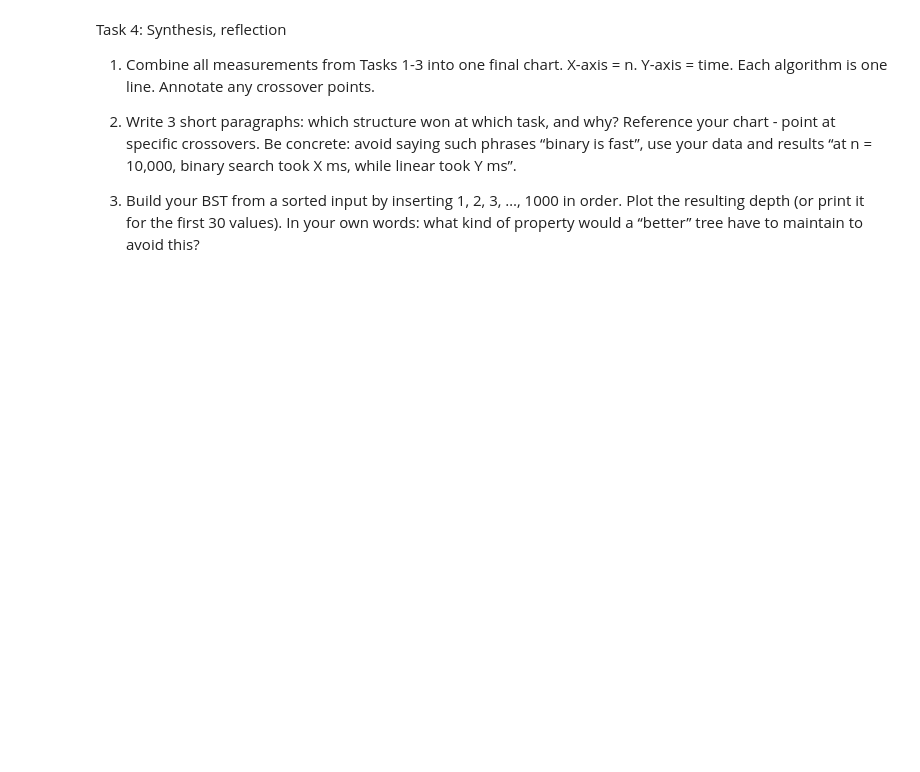
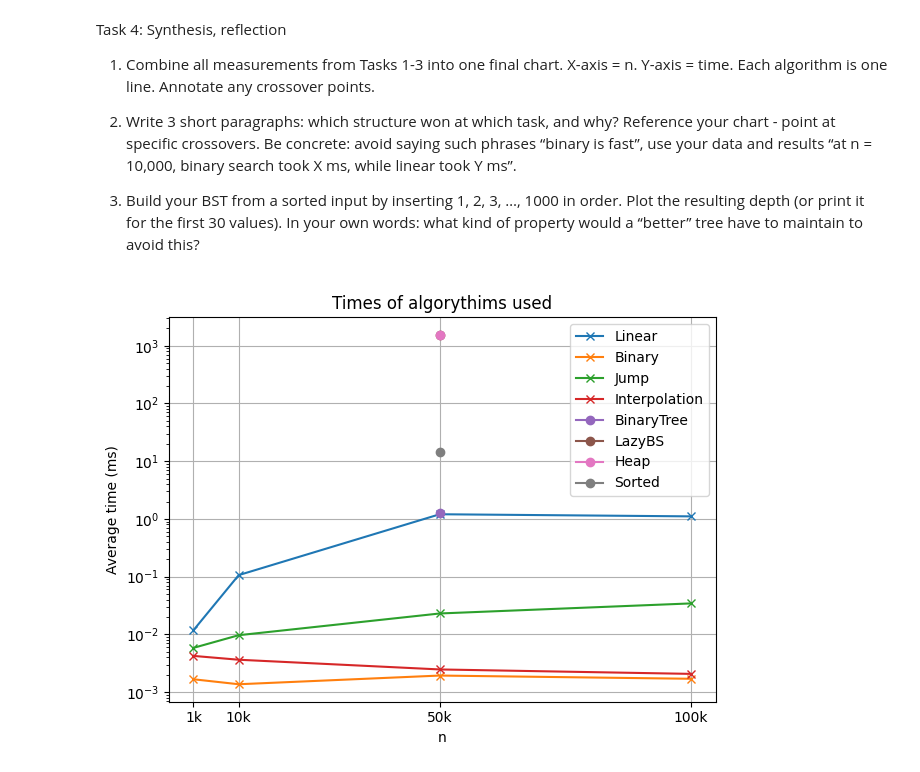
Before and after one commit to CloudySheepo/lab3, a Jupyter notebook: lab3.ipynb, the cells around one changed output. Cells and saved outputs as stored; diff of their text form; code cells hidden in the pictures; blank space fills up the shorter version.

```diff
--- a/lab3.ipynb
+++ b/lab3.ipynb
@@ -457,6 +520,13 @@ for _, row in subset1.iterrows():
             heap.extract()
             heap.insert((val, row))
 end = time.perf_counter()
-total = (end - st)*1000
-total
+total_heap = (end - st)*1000
+
+st = time.perf_counter()
+tikrinu_top_10 = sorted(subset1['total_amount'], reverse=True)
+tikrinu_top_10[:10]#all gut
+end = time.perf_counter()
+total_sorted = (end - st)*1000
+
+total_heap, total_sorted
 # %% [output]
@@ -514,3 +575,36 @@ while linear took Y ms”.
 3. Build your BST from a sorted input by inserting 1, 2, 3, …, 1000 in order. Plot the
 resulting depth (or print it for the first 30 values). In your own words: what kind of
 property would a “better” tree have to maintain to avoid this?
+# %%
+#grafikas
+dataplt_task1 = {
+    'Linear':lt,
+    'Binary': bt,
+    'Jump': jt,
+    'Interpolation':it}
+
+dataplt_tik50k = {
+    'BinaryTree':total_rangeq,
+    'LazyBS': total_lazy,
+    'Heap': total_heap,
+    'Sorted': total_sorted}
+
+plt.figure()
+
+for alg, times in dataplt_task1.items():
+    plt.plot(size, times, marker='x', label = alg)
+
+for alg, times in dataplt_tik50k.items():
+    plt.plot([50000], [times], marker='o', label = alg)
+
+plt.xlabel("n")
+plt.xticks(size, ['1k', '10k', '50k', '100k'])
+plt.ylabel("Average time (ms)")
+plt.yscale('log')
+plt.title("Times of algorythims used")
+plt.legend()
+plt.grid(True)
+plt.tight_layout()
+plt.show()
+# %% [output]
+[figure, added]
```
Also changed, not shown: parts of 21 cells of this notebook, 2 other files.
